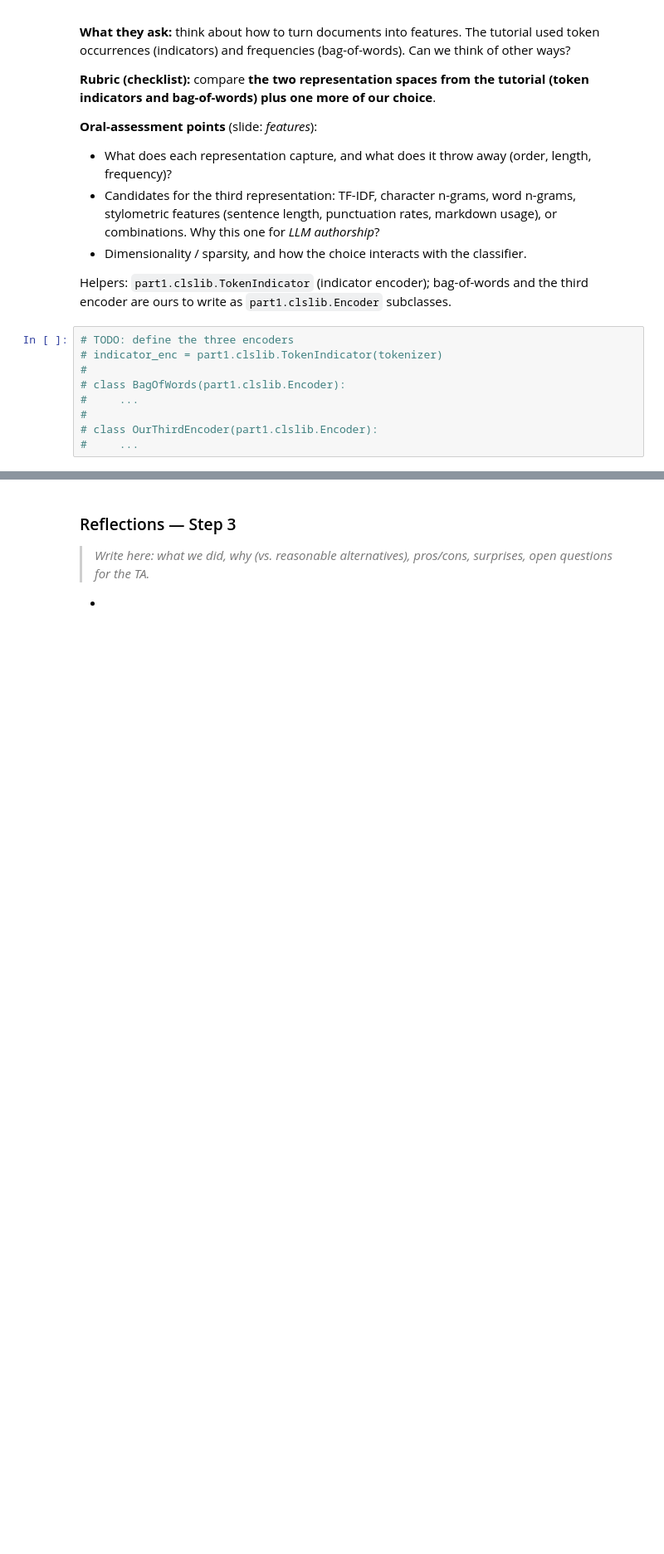
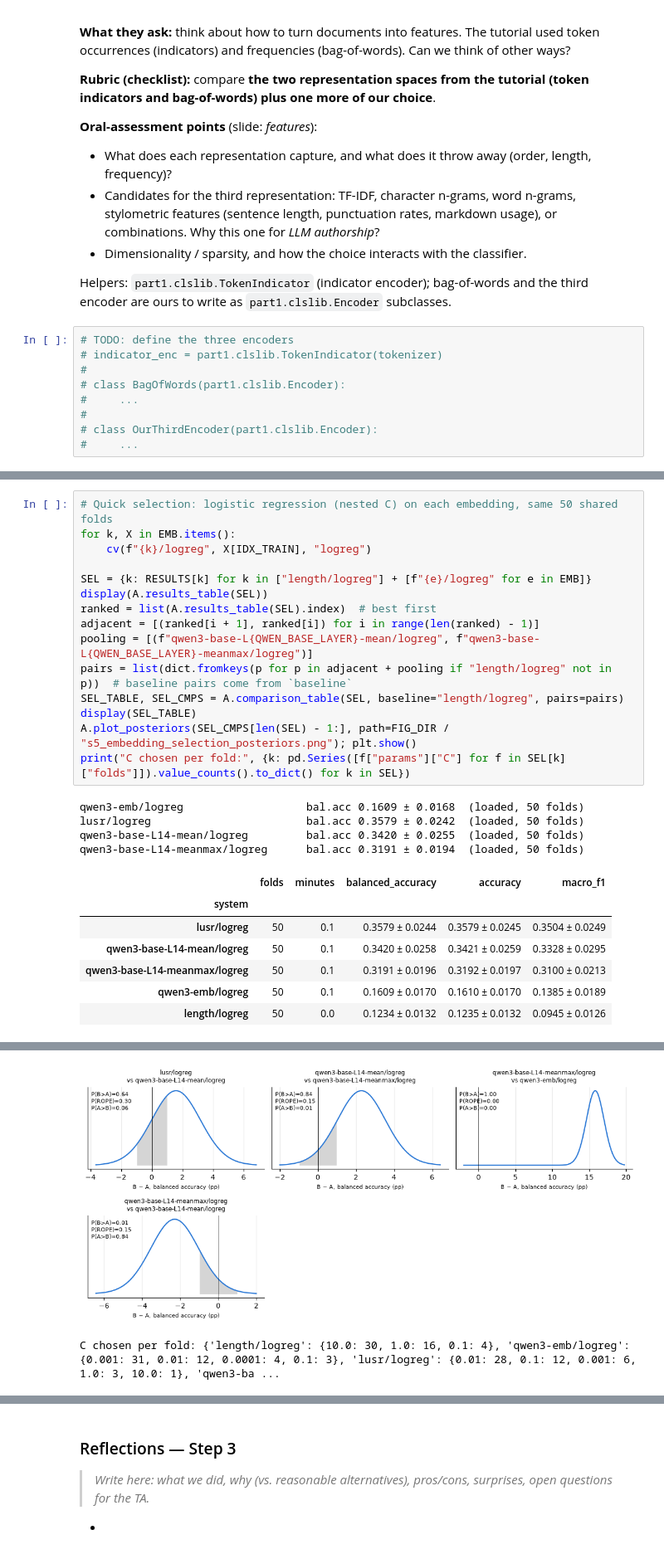
Before and after one commit to artificial-cesare/nlp1-team, a Jupyter notebook: part1/project.ipynb, the cells around one changed output, grey strips where cells are left out. Shown at 83% size. Cells and saved outputs as stored; diff of their text form; blank space fills up the shorter version.

```diff
--- a/part1/project.ipynb
+++ b/part1/project.ipynb
@@ -649,0 +763,27 @@ Helpers: `part1.clslib.TokenIndicator` (indicator encoder); bag-of-words and the
+# %%
+# Quick selection: logistic regression (nested C) on each embedding, same 50 shared folds
+for k, X in EMB.items():
+    cv(f"{k}/logreg", X[IDX_TRAIN], "logreg")
+
+SEL = {k: RESULTS[k] for k in ["length/logreg"] + [f"{e}/logreg" for e in EMB]}
+display(A.results_table(SEL))
+ranked = list(A.results_table(SEL).index)  # best first
+adjacent = [(ranked[i + 1], ranked[i]) for i in range(len(ranked) - 1)]
+pooling = [(f"qwen3-base-L{QWEN_BASE_LAYER}-mean/logreg", f"qwen3-base-L{QWEN_BASE_LAYER}-meanmax/logreg")]
+pairs = list(dict.fromkeys(p for p in adjacent + pooling if "length/logreg" not in p))  # baseline pairs come from `baseline`
+SEL_TABLE, SEL_CMPS = A.comparison_table(SEL, baseline="length/logreg", pairs=pairs)
+display(SEL_TABLE)
+A.plot_posteriors(SEL_CMPS[len(SEL) - 1:], path=FIG_DIR / "s5_embedding_selection_posteriors.png"); plt.show()
+print("C chosen per fold:", {k: pd.Series([f["params"]["C"] for f in SEL[k]["folds"]]).value_counts().to_dict() for k in SEL})
+# %% [output]
+qwen3-emb/logreg                   bal.acc 0.1609 ± 0.0168  (loaded, 50 folds)
+lusr/logreg                        bal.acc 0.3579 ± 0.0242  (loaded, 50 folds)
+qwen3-base-L14-mean/logreg         bal.acc 0.3420 ± 0.0255  (loaded, 50 folds)
+qwen3-base-L14-meanmax/logreg      bal.acc 0.3191 ± 0.0194  (loaded, 50 folds)
+|  | folds | minutes | balanced_accuracy | accuracy | macro_f1 |
+| system |  |  |  |  |  |
+| lusr/logreg | 50 | 0.1 | 0.3579 ± 0.0244 | 0.3579 ± 0.0245 | 0.3504 ± 0.0249 |
+| qwen3-base-L14-mean/logreg | 50 | 0.1 | 0.3420 ± 0.0258 | 0.3421 ± 0.0259 | 0.3328 ± 0.0295 |
+| qwen3-base-L14-meanmax/logreg | 50 | 0.1 | 0.3191 ± 0.0196 | 0.3192 ± 0.0197 | 0.3100 ± 0.0213 |
+| qwen3-emb/logreg | 50 | 0.1 | 0.1609 ± 0.0170 | 0.1610 ± 0.0170 | 0.1385 ± 0.0189 |
+| length/logreg | 50 | 0.0 | 0.1234 ± 0.0132 | 0.1235 ± 0.0132 | 0.0945 ± 0.0126 |
@@ -649,0 +799,2 @@ Helpers: `part1.clslib.TokenIndicator` (indicator encoder); bag-of-words and the
+[figure, added]
+C chosen per fold: {'length/logreg': {10.0: 30, 1.0: 16, 0.1: 4}, 'qwen3-emb/logreg': {0.001: 31, 0.01: 12, 0.0001: 4, 0.1: 3}, 'lusr/logreg': {0.01: 28, 0.1: 12, 0.001: 6, 1.0: 3, 10.0: 1}, 'qwen3-ba ...
```
Also changed, not shown: parts of 21 cells of this notebook, 11 other files.
